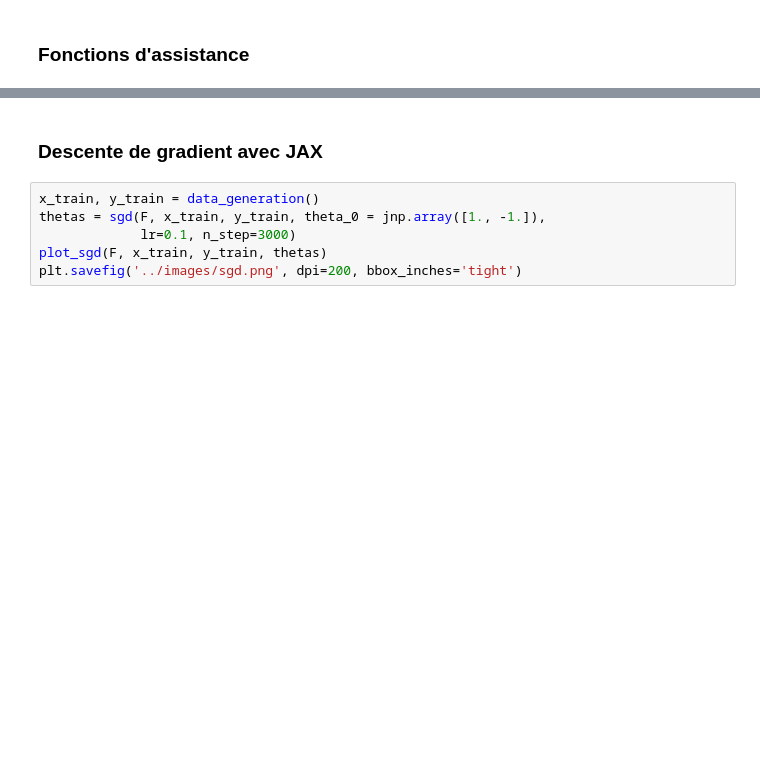
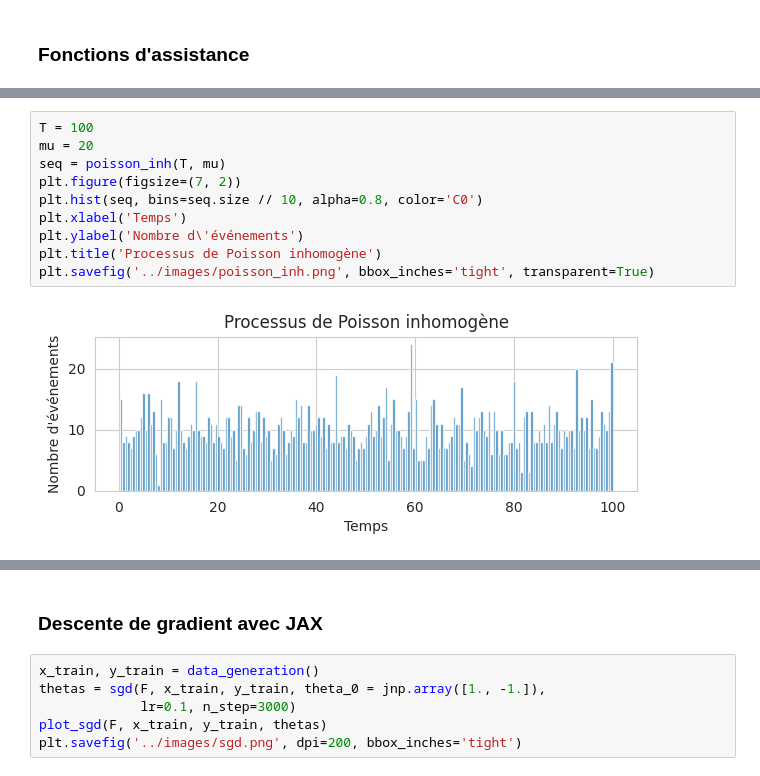
Before and after one commit to alphonsepaix/recast, a Jupyter notebook: notebooks/figures.ipynb, the cells around one changed output, grey strips where cells are left out. Drawn from its saved outputs; the diff is of its cells as text; blank space fills up the shorter version.

```diff
--- a/notebooks/figures.ipynb
+++ b/notebooks/figures.ipynb
@@ -188,0 +264,12 @@ def F(x, theta):
+# %%
+T = 100
+mu = 20
+seq = poisson_inh(T, mu)
+plt.figure(figsize=(7, 2))
+plt.hist(seq, bins=seq.size // 10, alpha=0.8, color='C0')
+plt.xlabel('Temps')
+plt.ylabel('Nombre d\'événements')
+plt.title('Processus de Poisson inhomogène')
+plt.savefig('../images/poisson_inh.png', bbox_inches='tight', transparent=True)
+# %% [output]
+[figure, added]
```
Also changed, not shown: parts of 7 cells of this notebook, 3 other files.
